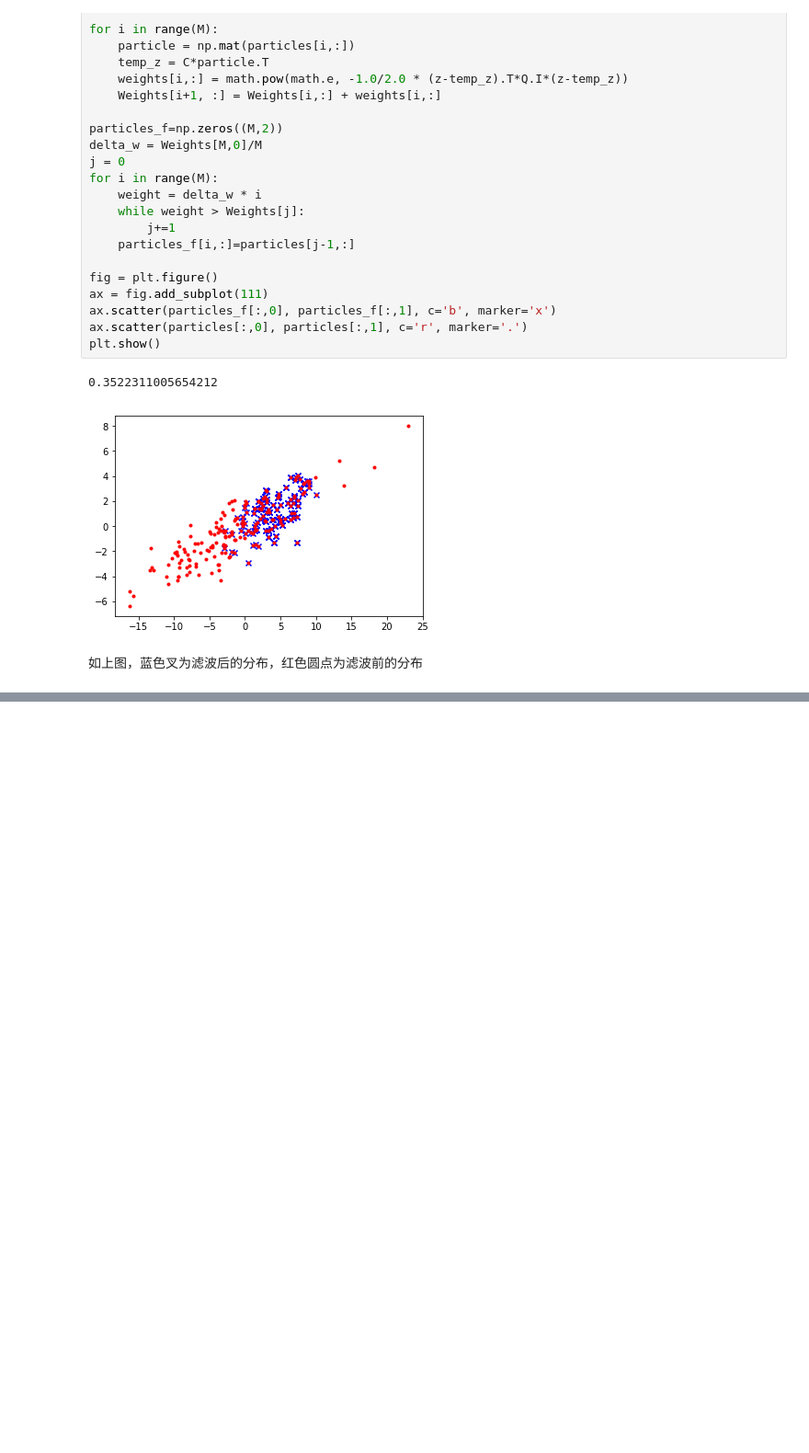
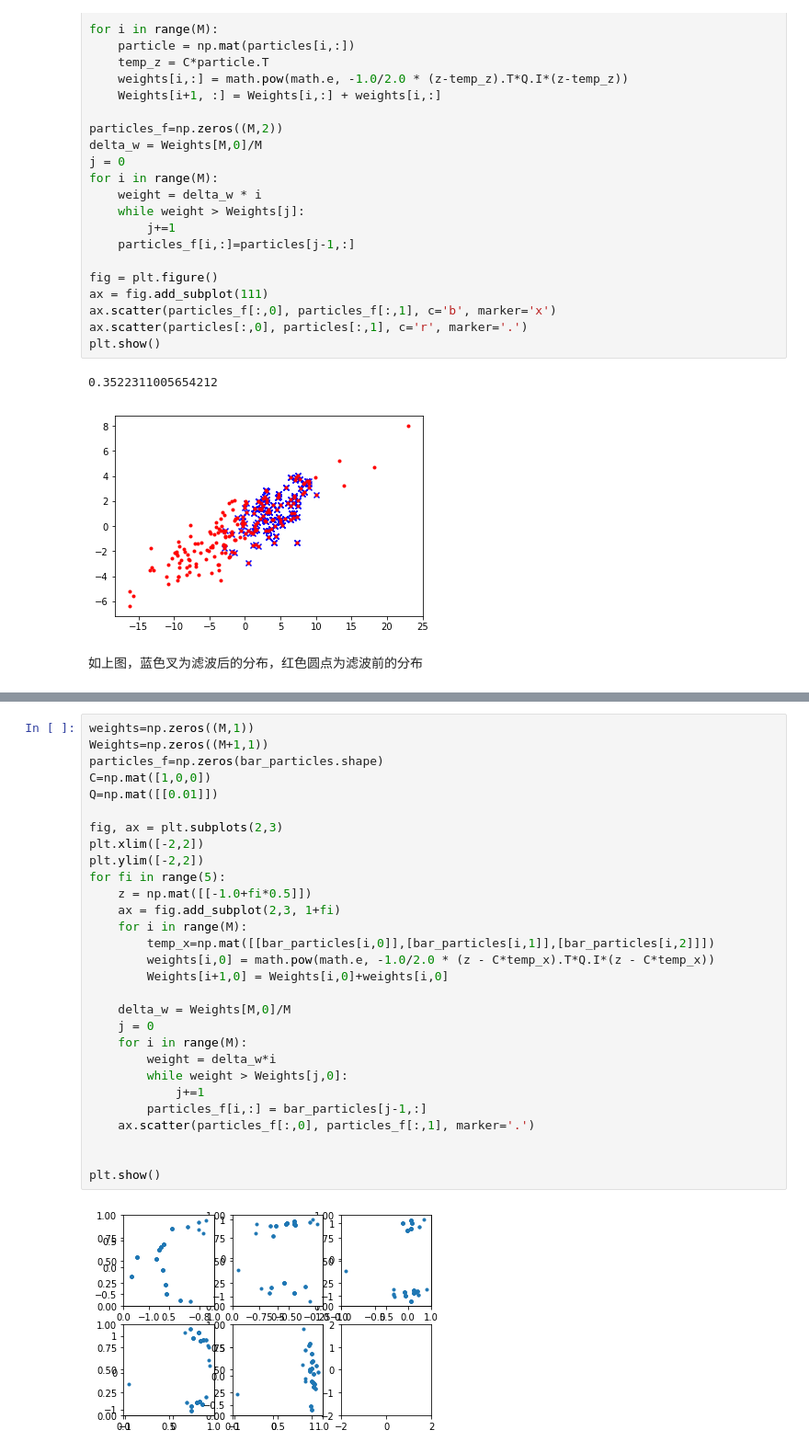
Before and after one commit to Yu-Xiaoxian/probabilistic_robotics_exercises, a Jupyter notebook: ch4_nonparametric_filters/第四章-非参数滤波.ipynb, the cells around one changed output, grey strips where cells are left out. Shown at 92% size. Cells and saved outputs as stored; diff of their text form; blank space fills up the shorter version.

```diff
--- a/ch4_nonparametric_filters/第四章-非参数滤波.ipynb
+++ b/ch4_nonparametric_filters/第四章-非参数滤波.ipynb
@@ -404,0 +462,31 @@ plt.show()
+# %%
+weights=np.zeros((M,1))
+Weights=np.zeros((M+1,1))
+particles_f=np.zeros(bar_particles.shape)
+C=np.mat([1,0,0])
+Q=np.mat([[0.01]])
+
+fig, ax = plt.subplots(2,3)
+plt.xlim([-2,2])
+plt.ylim([-2,2])
+for fi in range(5):
+    z = np.mat([[-1.0+fi*0.5]])
+    ax = fig.add_subplot(2,3, 1+fi)
+    for i in range(M):
+        temp_x=np.mat([[bar_particles[i,0]],[bar_particles[i,1]],[bar_particles[i,2]]])
+        weights[i,0] = math.pow(math.e, -1.0/2.0 * (z - C*temp_x).T*Q.I*(z - C*temp_x))
+        Weights[i+1,0] = Weights[i,0]+weights[i,0]
+
+    delta_w = Weights[M,0]/M
+    j = 0
+    for i in range(M):
+        weight = delta_w*i
+        while weight > Weights[j,0]:
+            j+=1
+        particles_f[i,:] = bar_particles[j-1,:]
+    ax.scatter(particles_f[:,0], particles_f[:,1], marker='.')
+
+
+plt.show()
+# %% [output]
+[figure, added]
```
Also changed, not shown: parts of 5 cells of this notebook.
